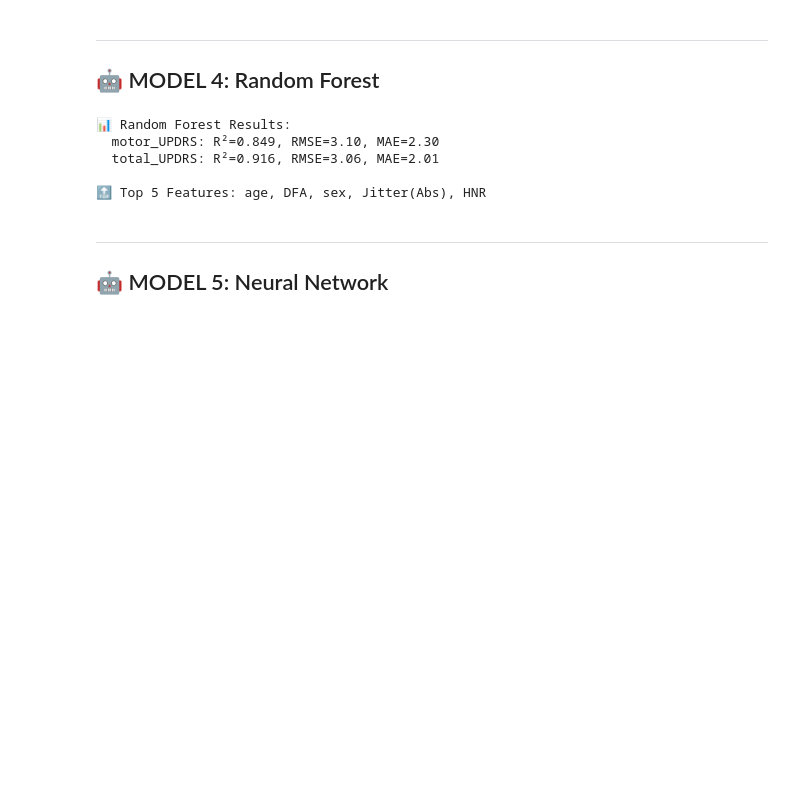
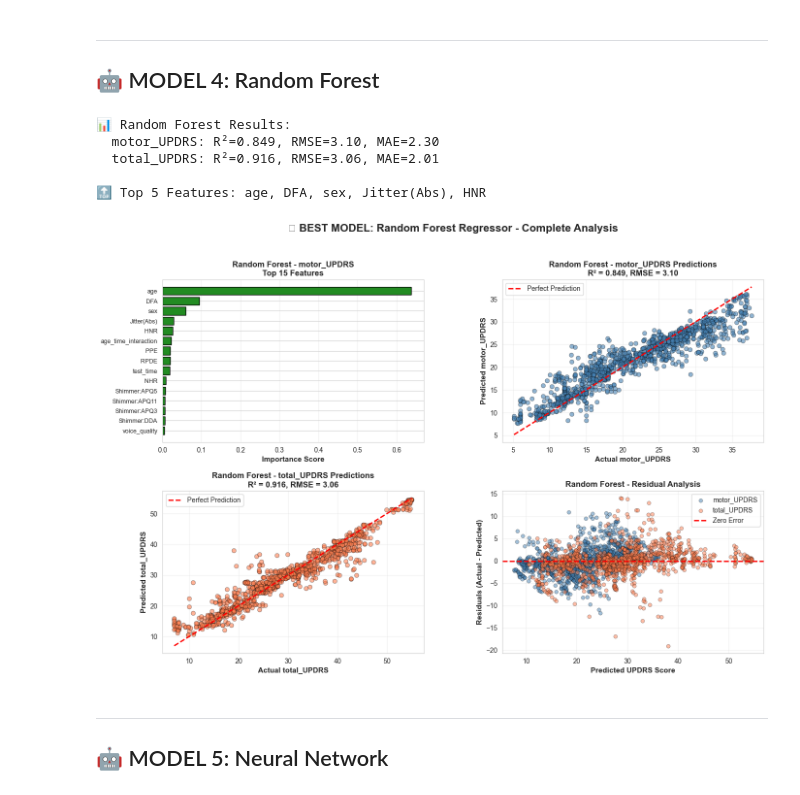
Before and after one commit to EchoRover/aiproject, a Jupyter notebook: notebooks/parkinsons/03_parkinsons_regression.ipynb, the cells around one changed output. Drawn from its saved outputs; the diff is of its cells as text; code cells hidden in the pictures; blank space fills up the shorter version.

```diff
--- a/notebooks/parkinsons/03_parkinsons_regression.ipynb
+++ b/notebooks/parkinsons/03_parkinsons_regression.ipynb
@@ -258,6 +363,72 @@ print(f"\n🔝 Top 5 Features: {', '.join(feat_imp.head(5)['Feature'].values)}")
   total_UPDRS: R²=0.916, RMSE=3.06, MAE=2.01
 
 🔝 Top 5 Features: age, DFA, sex, Jitter(Abs), HNR
+# %%
+# Visualization: Random Forest - Best Model Showcase
+fig = plt.figure(figsize=(16, 10))
+gs = fig.add_gridspec(2, 2, hspace=0.3, wspace=0.3)
+
+# 1. Feature Importance (motor_UPDRS)
+ax1 = fig.add_subplot(gs[0, 0])
+feat_imp_rf = pd.DataFrame({
+    'Feature': X_train.columns,
+    'Importance': rf_motor.feature_importances_
+}).sort_values('Importance', ascending=False).head(15)
+ax1.barh(range(len(feat_imp_rf)), feat_imp_rf['Importance'], color='forestgreen', edgecolor='black')
+ax1.set_yticks(range(len(feat_imp_rf)))
+ax1.set_yticklabels(feat_imp_rf['Feature'], fontsize=9)
+ax1.set_xlabel('Importance Score', fontsize=11, fontweight='bold')
+ax1.set_title('Random Forest - motor_UPDRS\nTop 15 Features', fontsize=12, fontweight='bold')
+ax1.invert_yaxis()
+ax1.grid(alpha=0.3, axis='x')
+
+# 2. Actual vs Predicted (motor_UPDRS)
+ax2 = fig.add_subplot(gs[0, 1])
+ax2.scatter(y_test_motor, pred_motor, alpha=0.6, s=40, color='steelblue', edgecolors='black', linewidth=0.5)
+ax2.plot([y_test_motor.min(), y_test_motor.max()],
+         [y_test_motor.min(), y_test_motor.max()],
+         'r--', lw=2, label='Perfect Prediction')
+ax2.set_xlabel('Actual motor_UPDRS', fontsize=11, fontweight='bold')
+ax2.set_ylabel('Predicted motor_UPDRS', fontsize=11, fontweight='bold')
+ax2.set_title(f'Random Forest - motor_UPDRS Predictions\nR² = {results_rf["motor_R2"]:.3f}, RMSE = {results_rf["motor_RMSE"]:.2f}',
+              fontsize=12, fontweight='bold')
+ax2.legend()
+ax2.grid(alpha=0.3)
+
+# 3. Actual vs Predicted (total_UPDRS)
+ax3 = fig.add_subplot(gs[1, 0])
+ax3.scatter(y_test_total, pred_total, alpha=0.6, s=40, color='coral', edgecolors='black', linewidth=0.5)
+ax3.plot([y_test_total.min(), y_test_total.max()],
+         [y_test_total.min(), y_test_total.max()],
+         'r--', lw=2, label='Perfect Prediction')
+ax3.set_xlabel('Actual total_UPDRS', fontsize=11, fontweight='bold')
+ax3.set_ylabel('Predicted total_UPDRS', fontsize=11, fontweight='bold')
+ax3.set_title(f'Random Forest - total_UPDRS Predictions\nR² = {results_rf["total_R2"]:.3f}, RMSE = {results_rf["total_RMSE"]:.2f}',
+              fontsize=12, fontweight='bold')
+ax3.legend()
+ax3.grid(alpha=0.3)
+
+# 4. Residual Plot (combined)
+ax4 = fig.add_subplot(gs[1, 1])
+residuals_motor = y_test_motor - pred_motor
+residuals_total = y_test_total - pred_total
+ax4.scatter(pred_motor, residuals_motor, alpha=0.5, s=30, color='steelblue',
+            edgecolors='black', linewidth=0.5, label='motor_UPDRS')
+ax4.scatter(pred_total, residuals_total, alpha=0.5, s=30, color='coral',
+            edgecolors='black', linewidth=0.5, label='total_UPDRS')
+ax4.axhline(y=0, color='r', linestyle='--', lw=2, label='Zero Error')
+ax4.set_xlabel('Predicted UPDRS Score', fontsize=11, fontweight='bold')
+ax4.set_ylabel('Residuals (Actual - Predicted)', fontsize=11, fontweight='bold')
+ax4.set_title('Random Forest - Residual Analysis', fontsize=12, fontweight='bold')
+ax4.legend()
+ax4.grid(alpha=0.3)
+
+plt.suptitle('🏆 BEST MODEL: Random Forest Regressor - Complete Analysis',
+             fontsize=16, fontweight='bold', y=0.995)
+plt.savefig('../../submission/figures/random_forest_complete.png', dpi=300, bbox_inches='tight')
+plt.show()
+# %% [output]
+[figure, added]
 # %% [markdown]
 ---
 ## 🤖 MODEL 5: Neural Network
```
Also changed, not shown: parts of 12 cells of this notebook, 15 other files.
